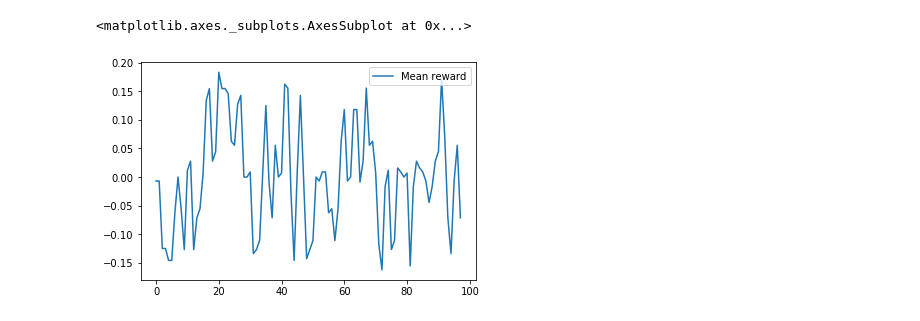
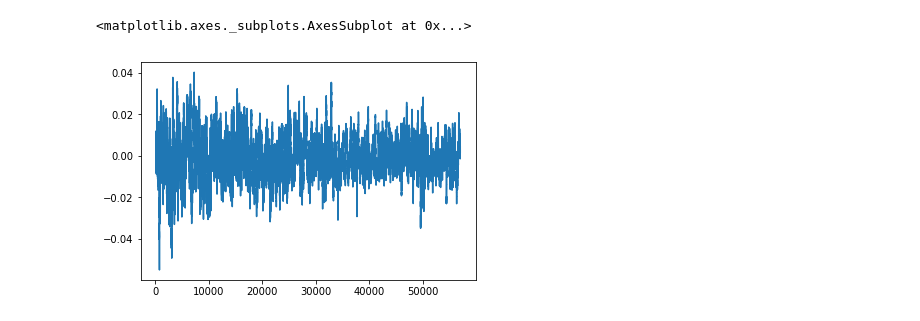
Before and after one commit to vanitas-vanitatum/games-learning, a Jupyter notebook: analysis.ipynb, the cells around one changed output. Drawn from its saved outputs; the diff is of its cells as text; code cells hidden in the pictures.

```diff
--- a/analysis.ipynb
+++ b/analysis.ipynb
@@ -14,10 +13,7 @@ aa.plot(figsize=(16, 12))
-# %%
-sliding_window_results = []
-for i in range(0, len(aa) - 2):
-    sliding_window_results.append({
-        'Mean reward': np.mean(aa.iloc[i:i + 2]['MeanRewardO'])
-    })
-pd.DataFrame(sliding_window_results).plot()
-# %% [output]
-<matplotlib.axes._subplots.AxesSubplot at 0x...>
-[figure, removed]
+# %%
+sliding_window_results = []
+
+aa['MeanRewardO'].rolling(100).mean().plot()
+# %% [output]
+<matplotlib.axes._subplots.AxesSubplot at 0x...>
+[figure, added]
```
Also changed, not shown: parts of 3 cells of this notebook, 5 other files.
